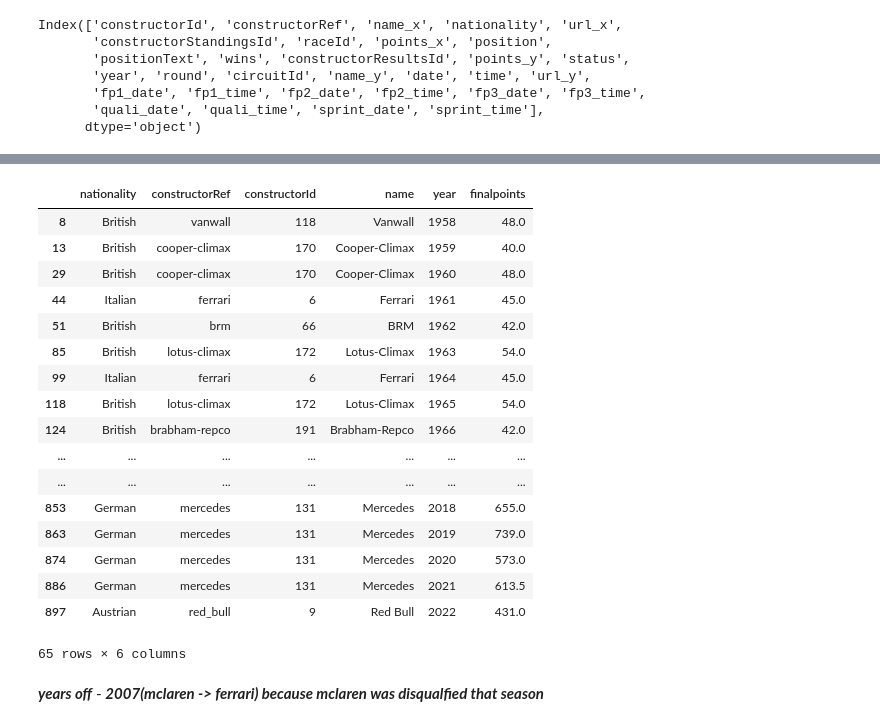
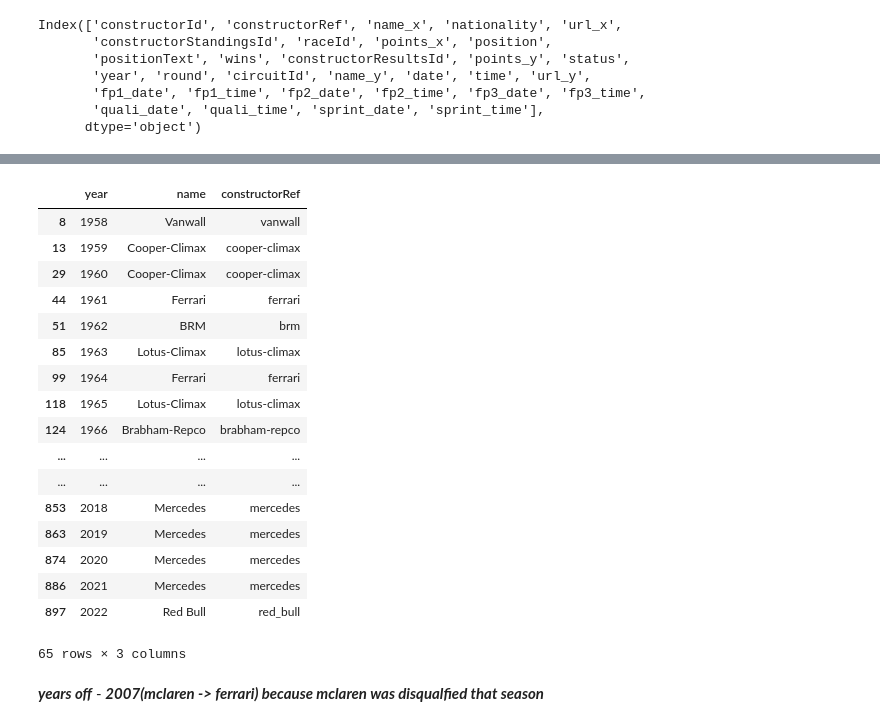
Before and after one commit to mclellanw00/capstone, a Jupyter notebook: F1Data.ipynb, the cells around one changed output, grey strips where cells are left out. Saved outputs shown, nothing was run; the diff lists cells and outputs as text; code cells hidden in the pictures.

```diff
--- a/F1Data.ipynb
+++ b/F1Data.ipynb
@@ -161,38 +120,39 @@ truemax
 | 64 | 2022 | 431.0 |
 65 rows × 2 columns
 # %%
-pd.set_option('display.max_rows', False)
+pd.options.display.max_rows = False
 
 names_recode = {'Team Lotus':'Lotus-Ford', 'Tyrrell':'Tyrrell-Ford', 'Williams':'Williams-Ford', 'Ferrari':'Ferrari', 'Cooper-Climax':'Cooper-Climax',
                 'BRM':'BRM', 'Lotus-Climax':'Lotus-Climax', 'Brabham-Repco':'Brabham-Repco', 'Lotus-Ford':'Lotus-Ford', 'Matra-Ford':'Matra-Ford',
                 'McLaren':'McLaren', 'Benetton':'Benetton', 'Renault':'Renault', 'Brawn':'Brawn', 'Red Bull':'Red Bull', 'Mercedes':'Mercedes', 'Vanwall':'Vanwall'}
 
 
 points_max_join = (seasons_points >> inner_join(truemax,by='year'))
 constructor_champions = (points_max_join
              >> mutate(team_percents = X.finalpoints/X.maxpoints)
              >> mutate(name = X.name.map(names_recode))
              >> filter_by(X.team_percents==1)
              >> drop(X.team_percents, X.maxpoints)
              >> mutate(constructorId = X.constructorId.astype(str))
+             >> select(X.year, X.name, X.constructorRef)
 )
 constructor_champions
 # %% [output]
-|  | nationality | constructorRef | constructorId | name | year | finalpoints |
-| 8 | British | vanwall | 118 | Vanwall | 1958 | 48.0 |
-| 13 | British | cooper-climax | 170 | Cooper-Climax | 1959 | 40.0 |
-| 29 | British | cooper-climax | 170 | Cooper-Climax | 1960 | 48.0 |
-| 44 | Italian | ferrari | 6 | Ferrari | 1961 | 45.0 |
-| 51 | British | brm | 66 | BRM | 1962 | 42.0 |
-| 85 | British | lotus-climax | 172 | Lotus-Climax | 1963 | 54.0 |
-| 99 | Italian | ferrari | 6 | Ferrari | 1964 | 45.0 |
-| 118 | British | lotus-climax | 172 | Lotus-Climax | 1965 | 54.0 |
-| 124 | British | brabham-repco | 191 | Brabham-Repco | 1966 | 42.0 |
-| ... | ... | ... | ... | ... | ... | ... |
-| ... | ... | ... | ... | ... | ... | ... |
-| 853 | German | mercedes | 131 | Mercedes | 2018 | 655.0 |
-| 863 | German | mercedes | 131 | Mercedes | 2019 | 739.0 |
-| 874 | German | mercedes | 131 | Mercedes | 2020 | 573.0 |
-| 886 | German | mercedes | 131 | Mercedes | 2021 | 613.5 |
-| 897 | Austrian | red_bull | 9 | Red Bull | 2022 | 431.0 |
+|  | year | name | constructorRef |
+| 8 | 1958 | Vanwall | vanwall |
+| 13 | 1959 | Cooper-Climax | cooper-climax |
+| 29 | 1960 | Cooper-Climax | cooper-climax |
+| 44 | 1961 | Ferrari | ferrari |
+| 51 | 1962 | BRM | brm |
+| 85 | 1963 | Lotus-Climax | lotus-climax |
+| 99 | 1964 | Ferrari | ferrari |
+| 118 | 1965 | Lotus-Climax | lotus-climax |
+| 124 | 1966 | Brabham-Repco | brabham-repco |
+| ... | ... | ... | ... |
+| ... | ... | ... | ... |
+| 853 | 2018 | Mercedes | mercedes |
+| 863 | 2019 | Mercedes | mercedes |
+| 874 | 2020 | Mercedes | mercedes |
+| 886 | 2021 | Mercedes | mercedes |
+| 897 | 2022 | Red Bull | red_bull |
-65 rows × 6 columns
+65 rows × 3 columns
```
Also changed, not shown: parts of 20 cells of this notebook.
